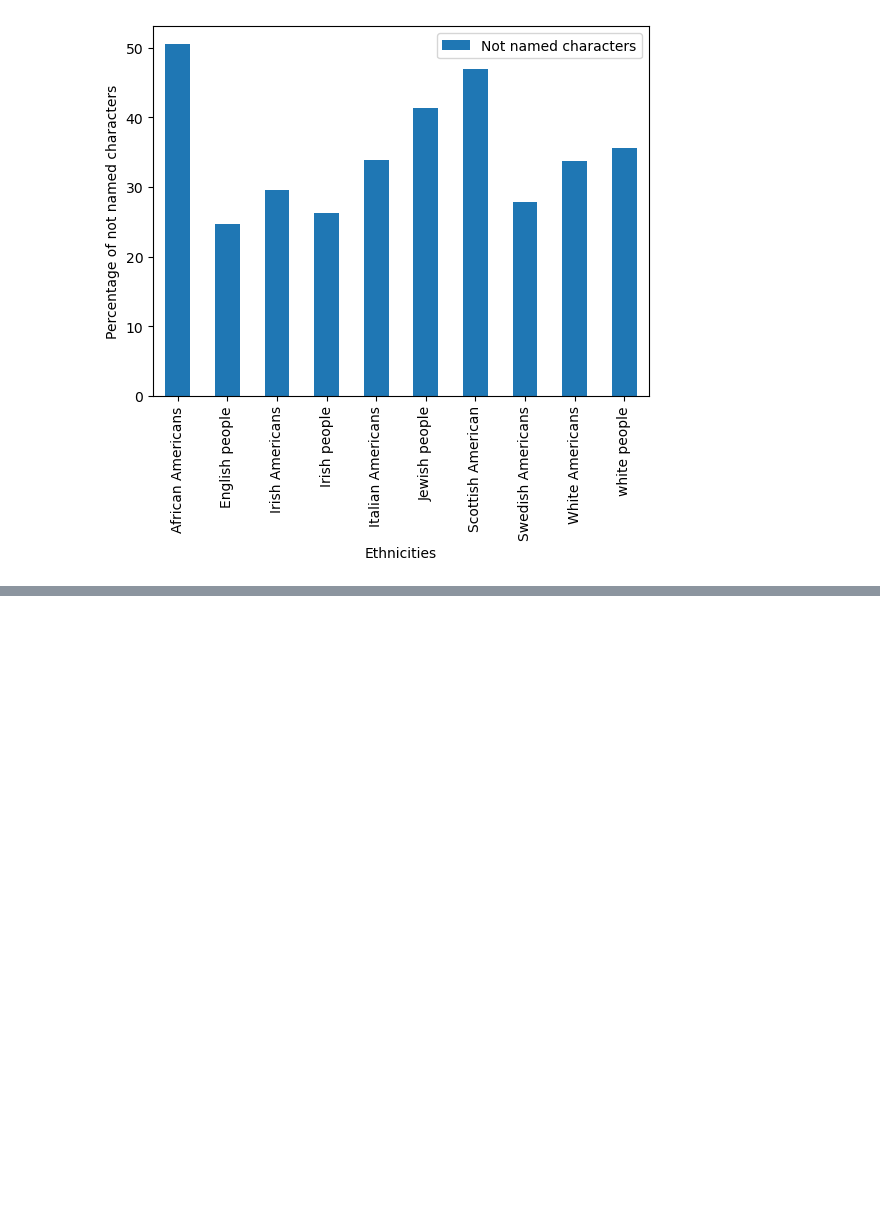
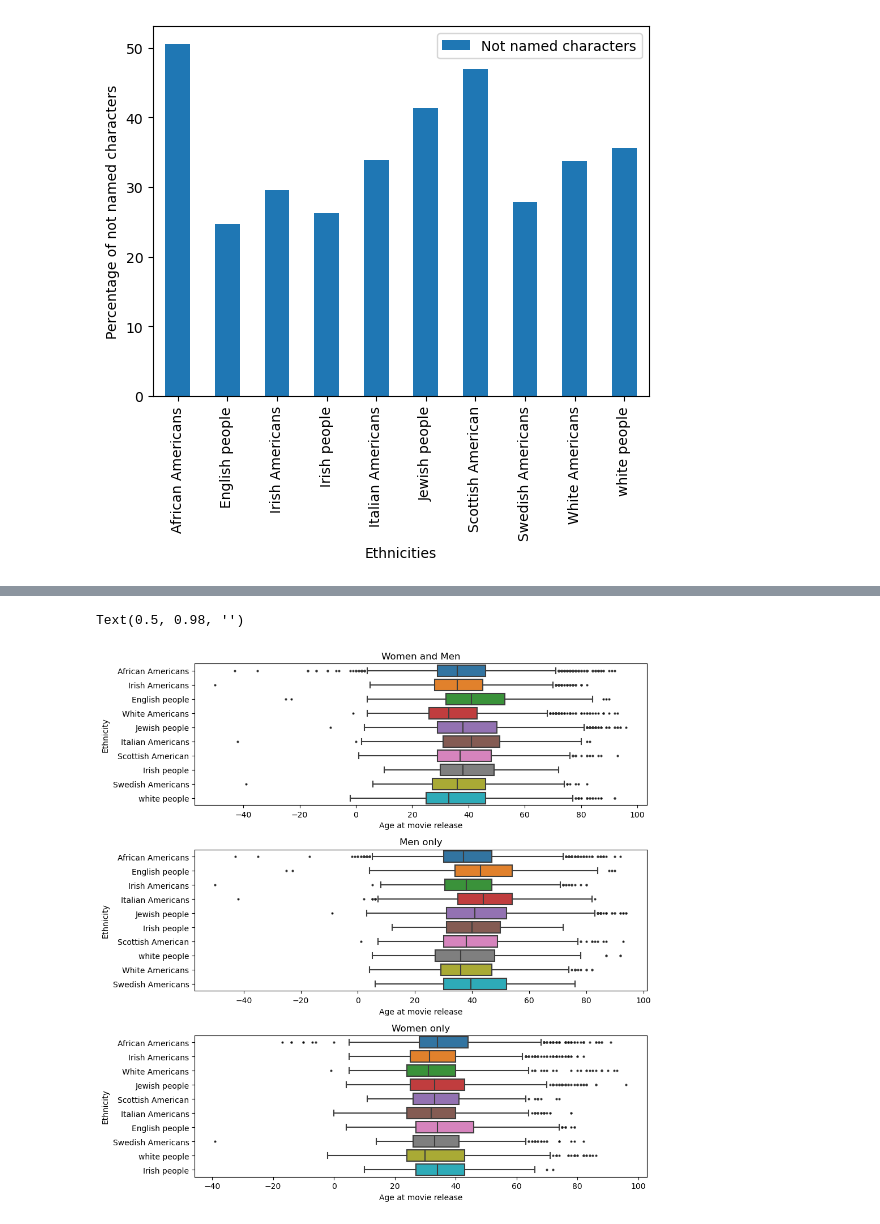
Before and after one commit to epfl-ada/ada-2023-project-draco, a Jupyter notebook: Milstone_project2.ipynb, the cells around one changed output, grey strips where cells are left out. Cells and saved outputs as stored; diff of their text form; code cells hidden in the pictures; blank space fills up the shorter version.

Commit message:
add age by ethnicity

```diff
--- a/Milstone_project2.ipynb
+++ b/Milstone_project2.ipynb
@@ -309,0 +310,24 @@ sns.barplot(data=movie_revenues, x='Number of ethnicities', y='Revenue')
+# %%
+fig, ax = plt.subplots(3, 1, figsize=(10, 10))
+flierprops = dict(marker='o', markerfacecolor='black', markersize=2)
+
+sns.boxplot(data=main_characters_holywood, x="Age at movie release", y="Ethnicity",
+            ax=ax[0], flierprops=flierprops)
+ax[0].set_title('Women and Men')
+ax[0].set_xlabel('Age at movie release')
+
+sns.boxplot(data=main_characters_holywood[main_characters_holywood['Gender'] == 'M'],
+            x="Age at movie release", y="Ethnicity", ax=ax[1], flierprops=flierprops)
+ax[1].set_title('Men only')
+ax[1].set_xlabel('Age at movie release')
+
+sns.boxplot(data=main_characters_holywood[main_characters_holywood['Gender'] == 'F'],
+            x="Age at movie release", y="Ethnicity", ax=ax[2], flierprops=flierprops)
+ax[2].set_title('Women only')
+ax[2].set_xlabel('Age at movie release')
+fig.tight_layout()
+
+plt.suptitle('', fontsize=20)
+# %% [output]
+Text(0.5, 0.98, '')
+[figure, added]
```
Also changed, not shown: parts of 2 cells of this notebook.
